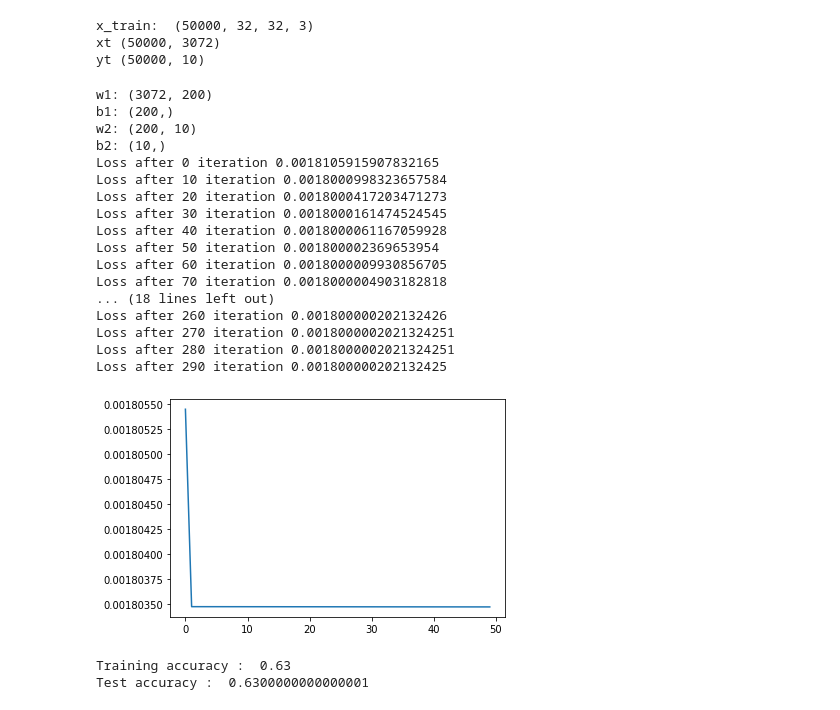
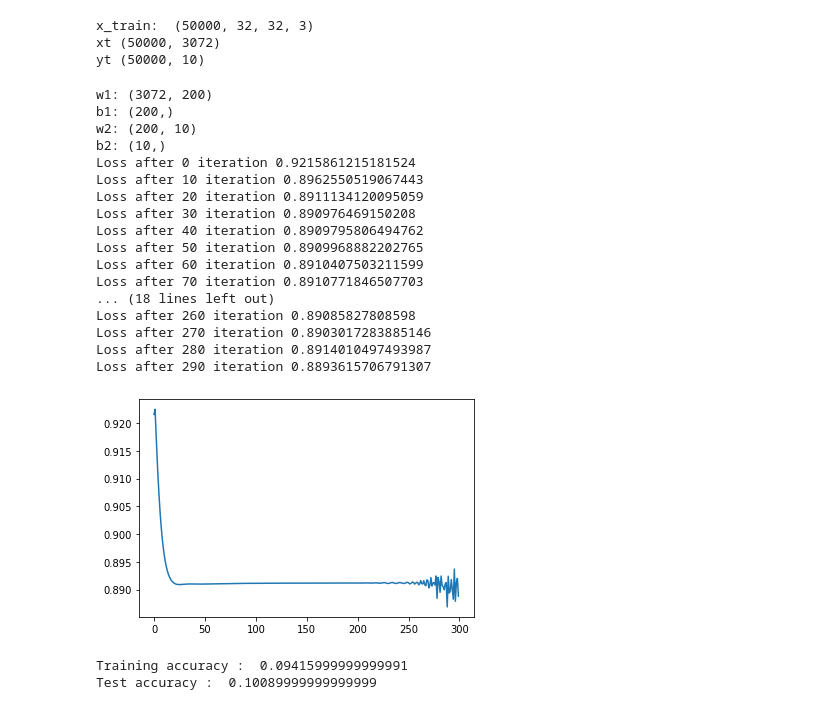
Before and after one commit to Nirajkanth/Digital-image-processing-and-computer-vision, a Jupyter notebook: EN2550_Assignments/A_04/Assign_04.ipynb, the cells around one changed output. Cells and saved outputs as stored; diff of their text form; code cells hidden in the pictures.

```diff
--- a/EN2550_Assignments/A_04/Assign_04.ipynb
+++ b/EN2550_Assignments/A_04/Assign_04.ipynb
@@ -288,7 +289,8 @@ Nte = x_test.shape[0]
 Din = 3072 # CIFAR10
 # Din = 784 # MINIST
 # Normalize pixel values
-x_train, x_test = x_train / 255.0, x_test / 255.0
+#x_train, x_test = x_train / 255.0, x_test / 255.0
+#x_train, x_test = x_train, x_test
 mean_image = np.mean(x_train, axis=0)
 x_train = x_train - mean_image
 x_test = x_test - mean_image
@@ -320,7 +322,7 @@ batch_size = 500
 iterations = 300
 lr = 0.001
 lr_decay= 0.999
-reg = 5e-5
+reg = 5e-6
 loss_history = []
 train_acc_history = []
 val_acc_history = []
@@ -331,16 +333,22 @@ for t in range(iterations):
     indices = np.arange(Ntr)
     rng.shuffle(indices)
     seed += 1
-    loss_1 = 0
+    loss_1 = []
     for st in range(0,Ntr+1, batch_size):
         # Forward pass
         end = st + batch_size
         x = x_train[st:end:,]
         y = y_train[st:end:,]
-        h = 1./(1 + np.exp(-x.dot(w1) - b1))
+
+        z = x.dot(w1) + b1
+        with np.errstate(over='ignore', invalid='ignore'):
+              h = np.where(z >= 0,
+                  1 / (1 + np.exp(-z)),
+                  np.exp(z) / (1 + np.exp(z)))
         y_pred = h.dot(w2) + b2
+
         loss = 1./batch_size*np.square(y_pred - y).sum() + reg*(np.sum(w1*w1) + np.sum(w2*w2))
-        loss_1 += loss
+        loss_1.append(loss)
 
         # Backward pass
         dy_pred = (2.0/batch_size)*(y_pred - y)
@@ -354,51 +362,57 @@ for t in range(iterations):
         b1 = b1 - lr*db1
         w2 = w2 - lr*dw2
         b2 = b2 - lr*db2
-        lr = lr*lr_decay
-    loss_avg = loss_1/Ntr
+
+    lr = lr*lr_decay
+    loss_avg = np.average(loss_1)
     loss_history.append(loss_avg)
     if t % 10 == 0:
             print("Loss after {} iteration {}".format(t, loss_avg))
-            #train_acc = 1.0 - np.mean(np.abs((np.argmax(y_pred, axis=1) - np.argmax(y, axis=1))/10))
-            #train_acc_history.append(train_acc)
-            #print("Training accuracy : ",train_acc)
 # %% [output]
 w1: (3072, 200)
 b1: (200,)
 w2: (200, 10)
 b2: (10,)
-Loss after 0 iteration 0.0018105915907832165
-Loss after 10 iteration 0.0018000998323657584
-Loss after 20 iteration 0.0018000417203471273
-Loss after 30 iteration 0.0018000161474524545
-Loss after 40 iteration 0.0018000061167059928
-Loss after 50 iteration 0.001800002369653954
-Loss after 60 iteration 0.0018000009930856705
-Loss after 70 iteration 0.0018000004903182818
+Loss after 0 iteration 0.9215861215181524
+Loss after 10 iteration 0.8962550519067443
+Loss after 20 iteration 0.8911134120095059
+Loss after 30 iteration 0.890976469150208
+Loss after 40 iteration 0.8909795806494762
+Loss after 50 iteration 0.8909968882202765
+Loss after 60 iteration 0.8910407503211599
+Loss after 70 iteration 0.8910771846507703
 ... (18 lines left out)
-Loss after 260 iteration 0.001800000202132426
-Loss after 270 iteration 0.0018000002021324251
-Loss after 280 iteration 0.0018000002021324251
-Loss after 290 iteration 0.001800000202132425
+Loss after 260 iteration 0.89085827808598
+Loss after 270 iteration 0.8903017283885146
+Loss after 280 iteration 0.8914010497493987
+Loss after 290 iteration 0.8893615706791307
 # %%
 plt.plot(loss_history)
-#plt.plot(train_acc)
 plt.show()
 
-h = 1./(1 + np.exp(-x_train.dot(w1) - b1))
+
+z = x_train.dot(w1) + b1
+with np.errstate(over='ignore', invalid='ignore'):
+      h = np.where(z >= 0,
+                  1 / (1 + np.exp(-z)),
+                  np.exp(z) / (1 + np.exp(z)))
 y_pred = h.dot(w2) + b2
+train_acc = 1.0 - (1/Ntr)*(np.count_nonzero(np.argmax(y_pred, axis=1) - np.argmax(y_train, axis=1)))
+print("Training accuracy : ",train_acc)
 
-train_acc = 1.0 - np.mean(np.abs((np.argmax(y_pred, axis=1) - np.argmax(y_train, axis=1))/10))
-print("Training accuracy : ",train_acc)
-h = 1./(1 + np.exp(-x_test.dot(w1) - b1))
+z1 = x_test.dot(w1) + b1
+with np.errstate(over='ignore', invalid='ignore'):
+      h = np.where(z1 >= 0,
+                  1 / (1 + np.exp(-z1)),
+                  np.exp(z1) / (1 + np.exp(z1)))
 y_pred_test = h.dot(w2) + b2
 
-test_acc = 1.0 - np.mean(np.abs((np.argmax(y_pred_test, axis=1) - np.argmax(y_test, axis=1))/10))
+test_acc = 1.0 - (1/Nte)*(np.count_nonzero(np.argmax(y_pred_test, axis=1) - np.argmax(y_test, axis=1)))
 print("Test accuracy : ",test_acc)
 # %% [output]
-[figure, old version]
+[figure, new version]
-Training accuracy :  0.63
-Test accuracy :  0.6300000000000001
+Training accuracy :  0.09415999999999991
+Test accuracy :  0.10089999999999999
 # %%
 
 %matplotlib inline
```
Also changed, not shown: parts of 1 cell of this notebook.
